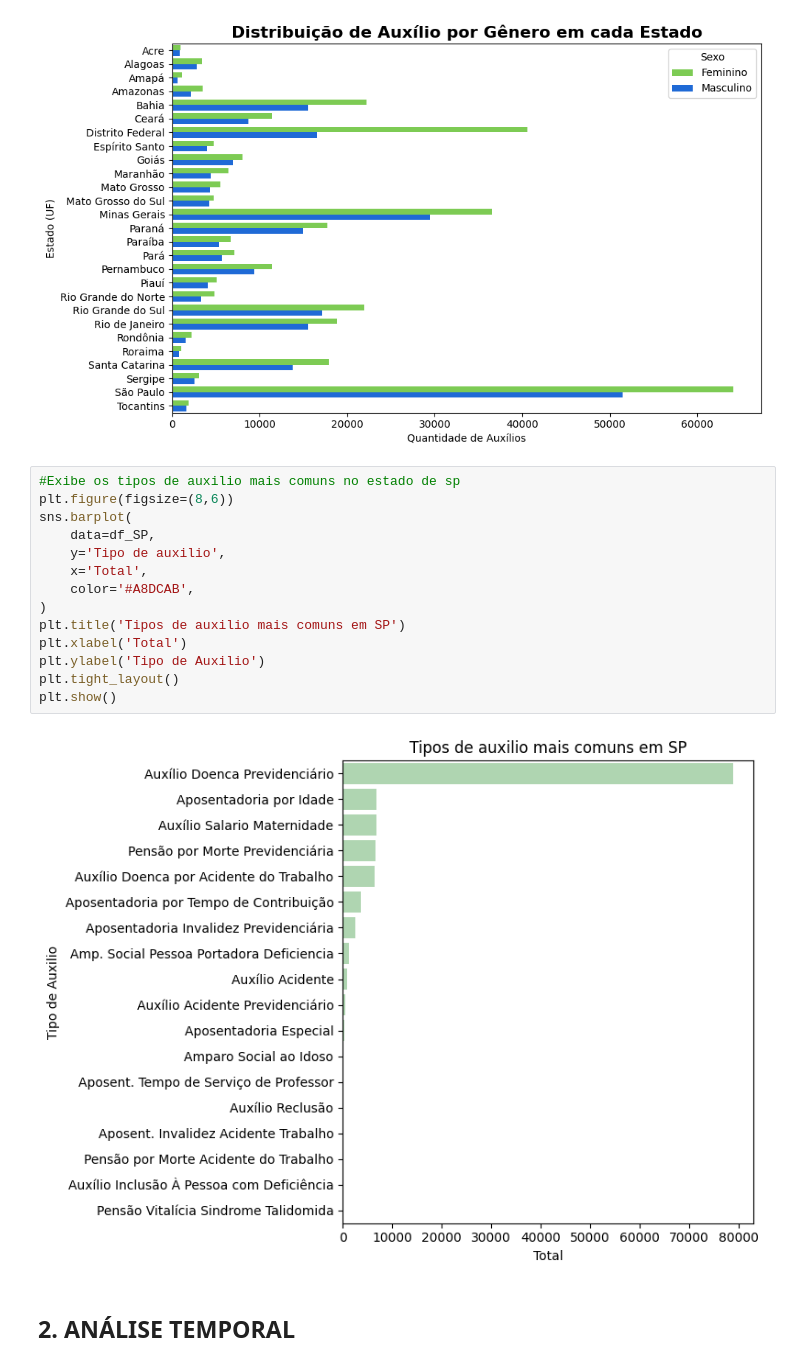
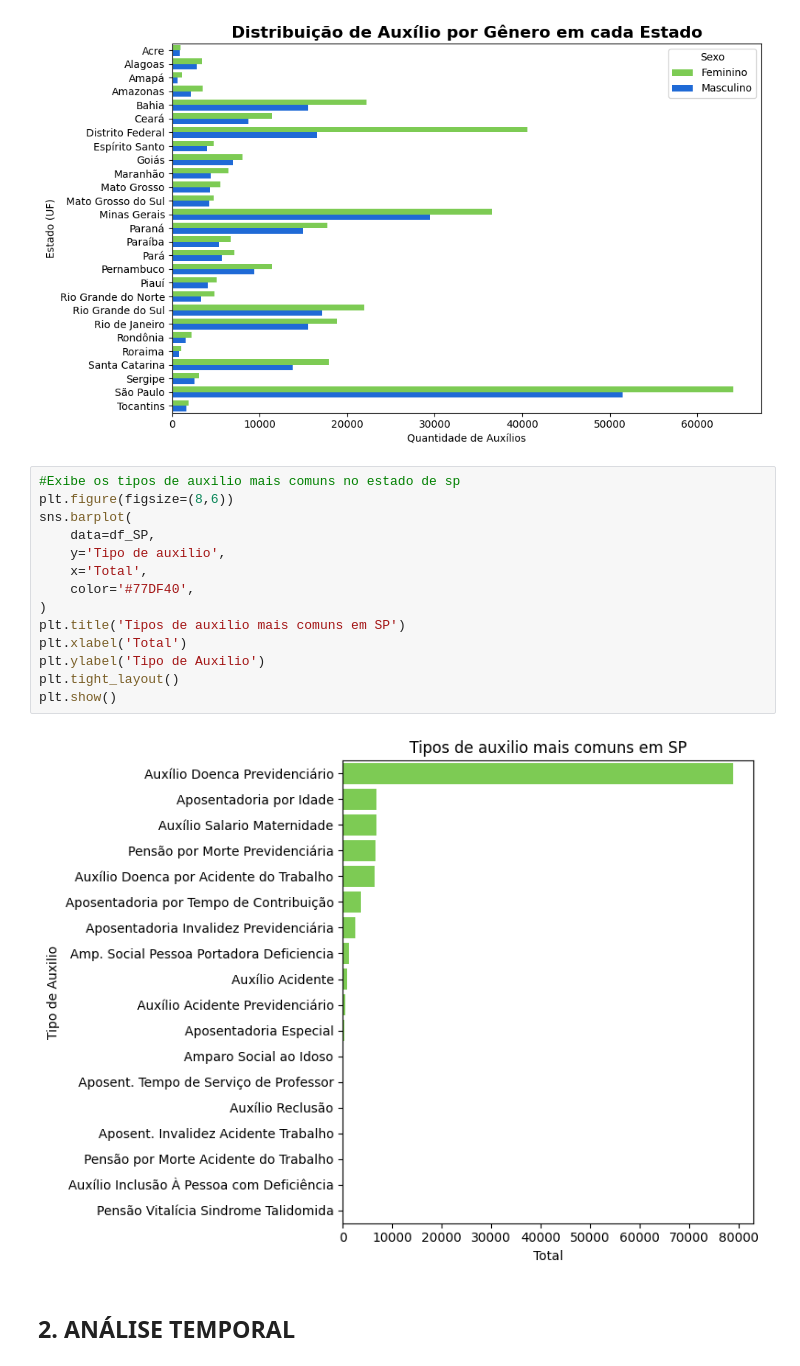
Before and after one commit to Estressei/ProjetoTrilhaDados, a Jupyter notebook: main.ipynb, the cells around one changed output. Drawn from its saved outputs; the diff is of its cells as text.

```diff
--- a/main.ipynb
+++ b/main.ipynb
@@ -777,19 +768,19 @@ plt.show()
 # %%
 #Exibe os tipos de auxilio mais comuns no estado de sp
 plt.figure(figsize=(8,6))
 sns.barplot(
     data=df_SP,
     y='Tipo de auxilio',
     x='Total',
-    color='#A8DCAB',
+    color='#77DF40',
 )
 plt.title('Tipos de auxilio mais comuns em SP')
 plt.xlabel('Total')
 plt.ylabel('Tipo de Auxilio')
 plt.tight_layout()
 plt.show()
 # %% [output]
-[figure, old version]
+[figure, new version]
 # %% [markdown]
 ## 2. ANÁLISE TEMPORAL
 # %%
```
Also changed, not shown: parts of 8 cells of this notebook, 1 other file.
